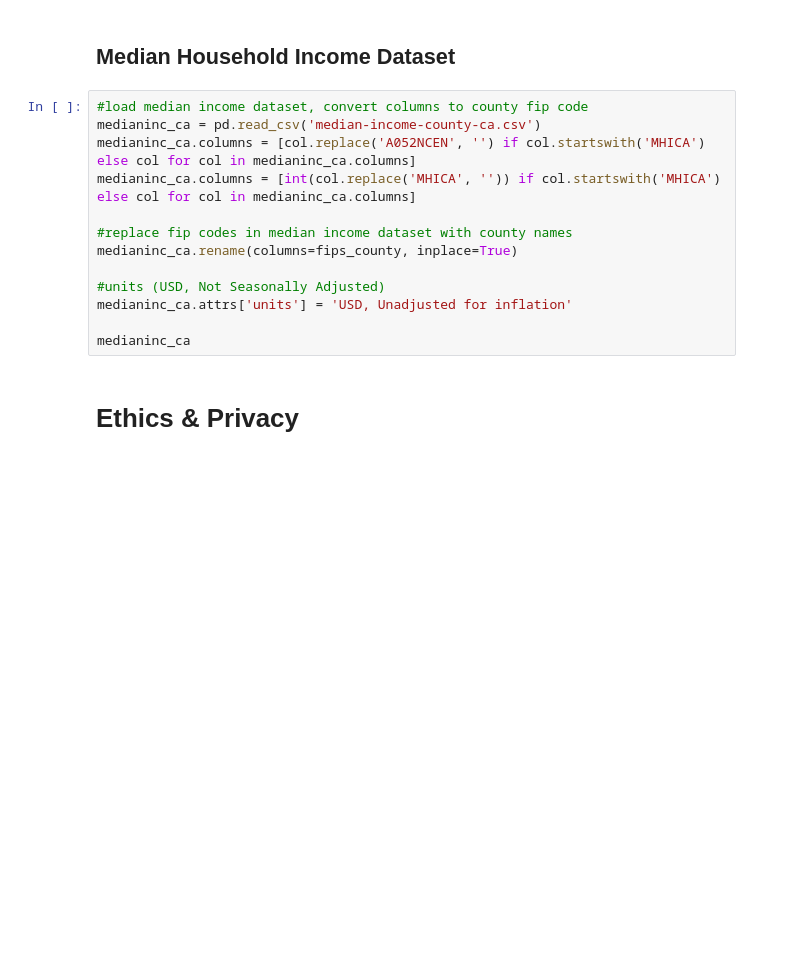
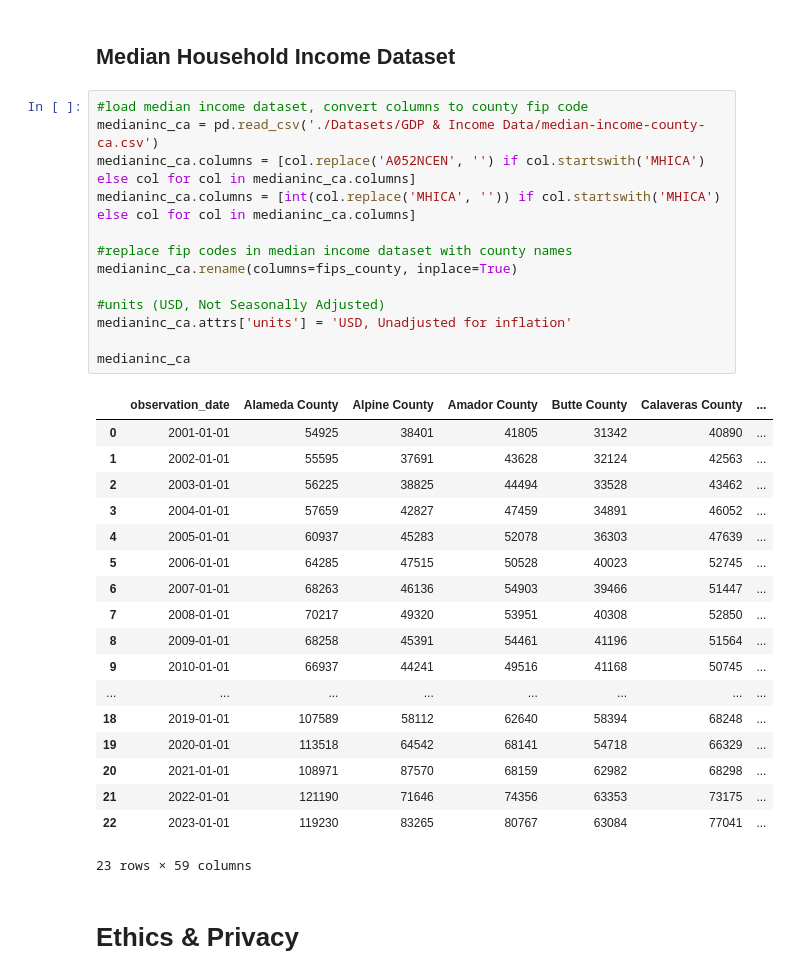
Before and after one commit to richardlaoo/Group131_DS_Analysis, a Jupyter notebook: DataCheckpoint_Group131_SP25.ipynb, the cells around one changed output. Drawn from its saved outputs; the diff is of its cells as text; blank space fills up the shorter version.

```diff
--- a/DataCheckpoint_Group131_SP25.ipynb
+++ b/DataCheckpoint_Group131_SP25.ipynb
@@ -311,17 +330,36 @@ realgdp_ca
 ## Median Household Income Dataset
 # %%
 #load median income dataset, convert columns to county fip code
-medianinc_ca = pd.read_csv('median-income-county-ca.csv')
+medianinc_ca = pd.read_csv('./Datasets/GDP & Income Data/median-income-county-ca.csv')
 medianinc_ca.columns = [col.replace('A052NCEN', '') if col.startswith('MHICA') else col for col in medianinc_ca.columns]
 medianinc_ca.columns = [int(col.replace('MHICA', '')) if col.startswith('MHICA') else col for col in medianinc_ca.columns]
 
 #replace fip codes in median income dataset with county names
 medianinc_ca.rename(columns=fips_county, inplace=True)
 
 #units (USD, Not Seasonally Adjusted)
 medianinc_ca.attrs['units'] = 'USD, Unadjusted for inflation'
 
 medianinc_ca
+# %% [output]
+|  | observation_date | Alameda County | Alpine County | Amador County | Butte County | Calaveras County | ... |
+| 0 | 2001-01-01 | 54925 | 38401 | 41805 | 31342 | 40890 | ... |
+| 1 | 2002-01-01 | 55595 | 37691 | 43628 | 32124 | 42563 | ... |
+| 2 | 2003-01-01 | 56225 | 38825 | 44494 | 33528 | 43462 | ... |
+| 3 | 2004-01-01 | 57659 | 42827 | 47459 | 34891 | 46052 | ... |
+| 4 | 2005-01-01 | 60937 | 45283 | 52078 | 36303 | 47639 | ... |
+| 5 | 2006-01-01 | 64285 | 47515 | 50528 | 40023 | 52745 | ... |
+| 6 | 2007-01-01 | 68263 | 46136 | 54903 | 39466 | 51447 | ... |
+| 7 | 2008-01-01 | 70217 | 49320 | 53951 | 40308 | 52850 | ... |
+| 8 | 2009-01-01 | 68258 | 45391 | 54461 | 41196 | 51564 | ... |
+| 9 | 2010-01-01 | 66937 | 44241 | 49516 | 41168 | 50745 | ... |
+| ... | ... | ... | ... | ... | ... | ... | ... |
+| 18 | 2019-01-01 | 107589 | 58112 | 62640 | 58394 | 68248 | ... |
+| 19 | 2020-01-01 | 113518 | 64542 | 68141 | 54718 | 66329 | ... |
+| 20 | 2021-01-01 | 108971 | 87570 | 68159 | 62982 | 68298 | ... |
+| 21 | 2022-01-01 | 121190 | 71646 | 74356 | 63353 | 73175 | ... |
+| 22 | 2023-01-01 | 119230 | 83265 | 80767 | 63084 | 77041 | ... |
+23 rows × 59 columns
 # %% [markdown]
 # Ethics & Privacy
 # %% [markdown]
```
Also changed, not shown: parts of 1 cell of this notebook.
